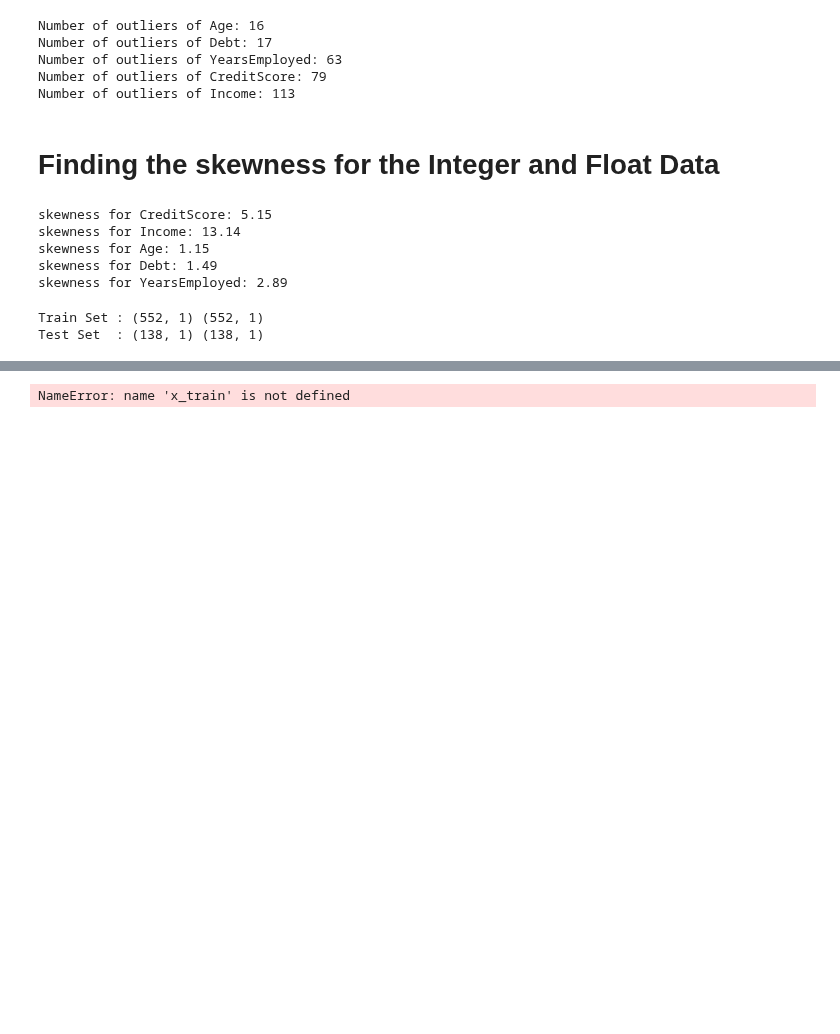
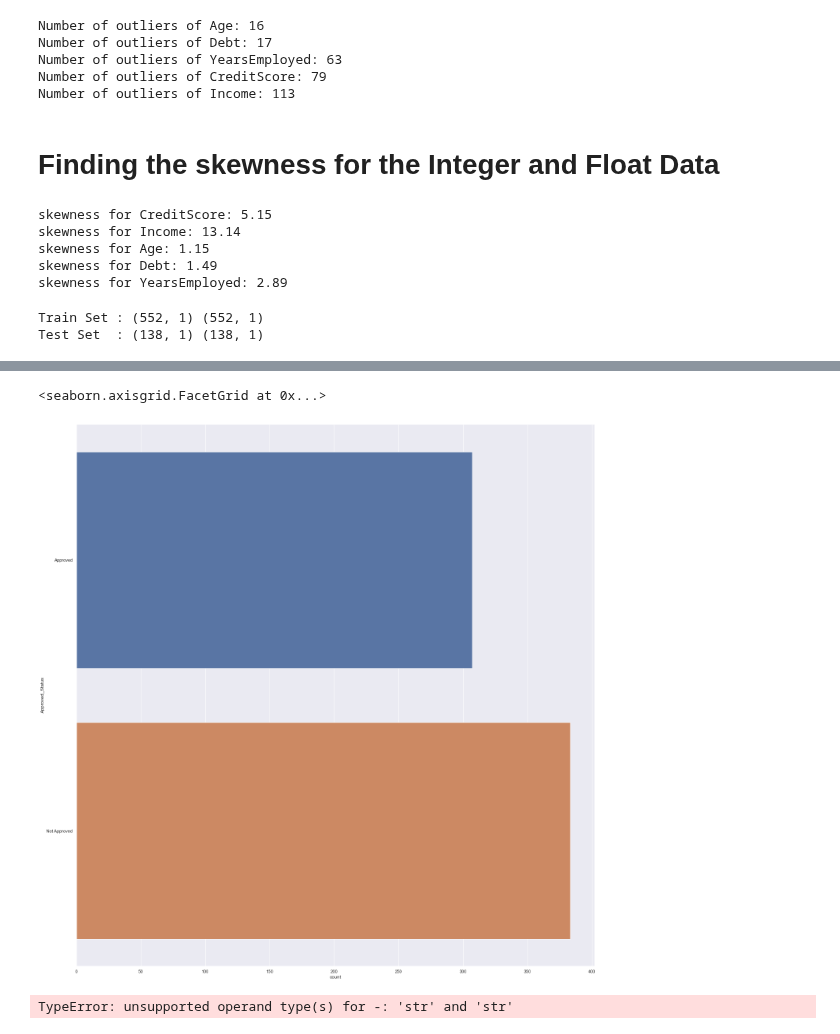
Before and after one commit to niyaojiayou/SC1015, a Jupyter notebook: Mini Project 1.ipynb, the cells around one changed output, grey strips where cells are left out. Saved outputs shown, nothing was run; the diff lists cells and outputs as text; code cells hidden in the pictures; blank space fills up the shorter version.

```diff
--- a/Mini Project 1.ipynb
+++ b/Mini Project 1.ipynb
@@ -329,5 +330,9 @@ plt.show()
 # %%
-seaborn.catplot(data = creditcardDataStr , y='' , kind = 'count' , height = 20)
+sb.catplot(data = creditcardDataStr , y='Approved_Status' , kind = 'count' , height = 20)
+# %% [output]
+<seaborn.axisgrid.FacetGrid at 0x...>
+[figure, added]
 # %%
+clean=remove_outliers_1(creditcardData)
 # %% [output]
-NameError: name 'x_train' is not defined
+TypeError: unsupported operand type(s) for -: 'str' and 'str'
```
Also changed, not shown: parts of 8 cells of this notebook, 2 other files.
